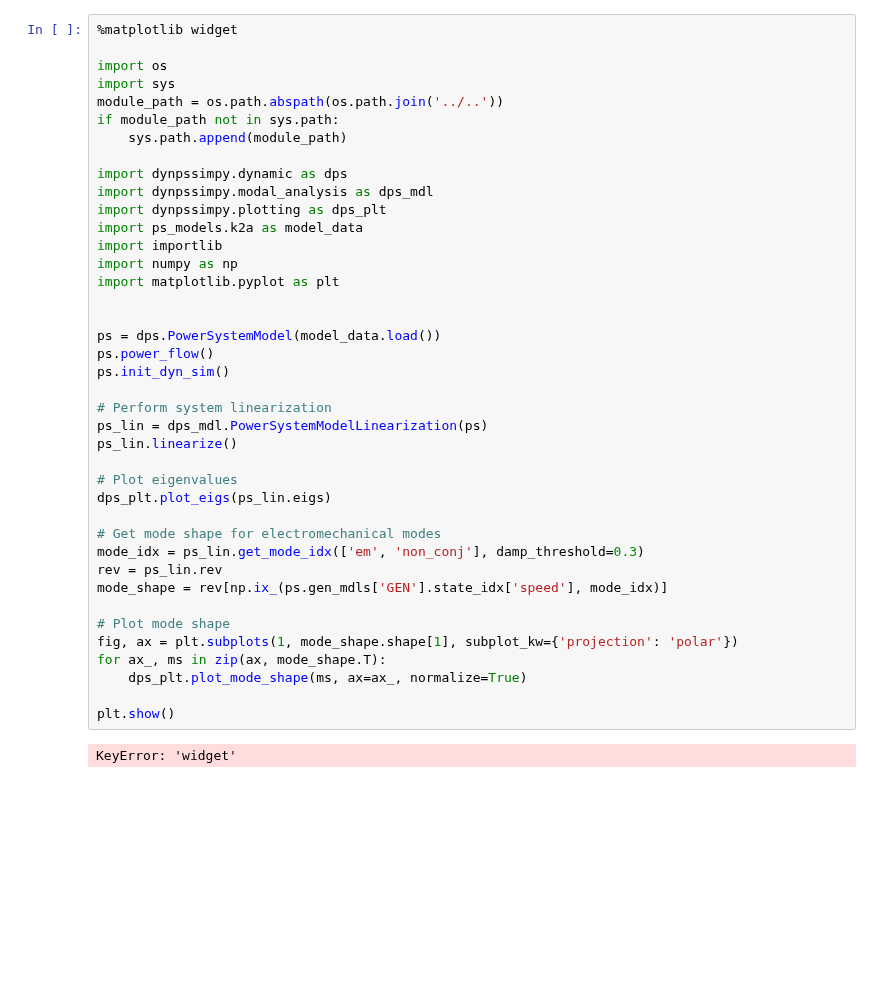
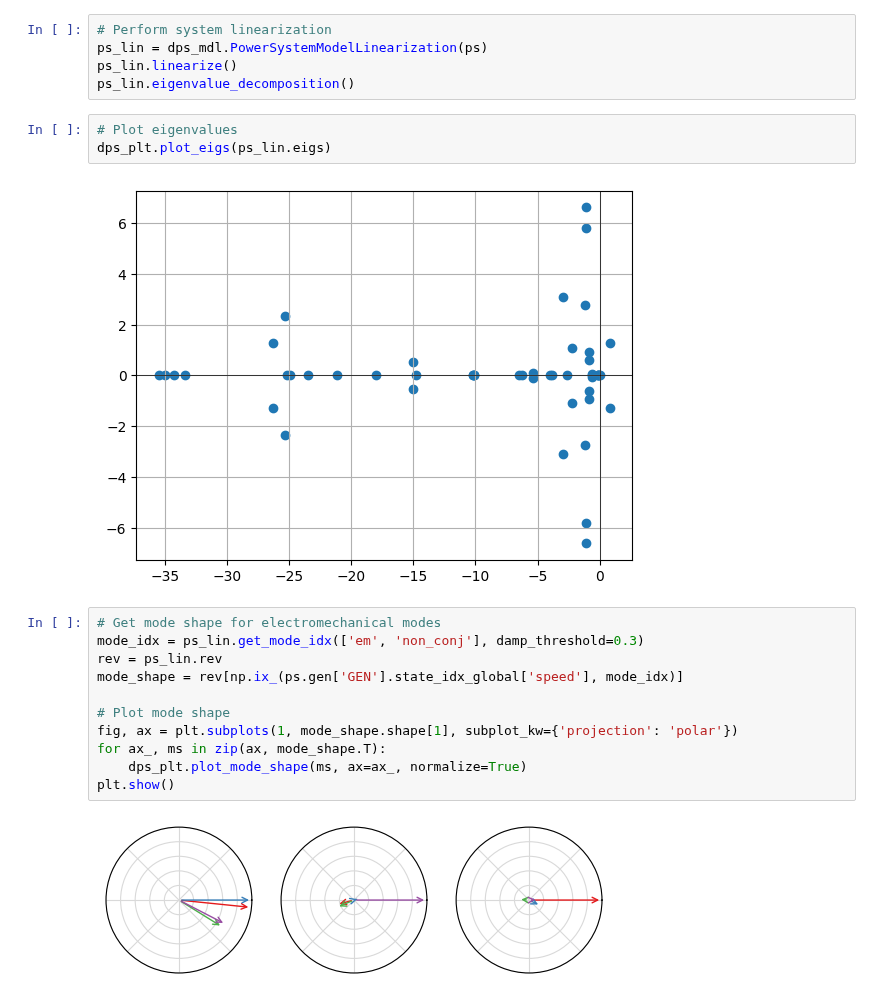
Before and after one commit to hallvar-h/TOPS, a Jupyter notebook: examples/notebooks/modal_analysis.ipynb, the cells around one changed output. Cells and saved outputs as stored; diff of their text form; blank space fills up the shorter version.

```diff
--- a/examples/notebooks/modal_analysis.ipynb
+++ b/examples/notebooks/modal_analysis.ipynb
@@ -1,42 +23,23 @@
+# %%
+# Perform system linearization
+ps_lin = dps_mdl.PowerSystemModelLinearization(ps)
+ps_lin.linearize()
+ps_lin.eigenvalue_decomposition()
+# %%
+# Plot eigenvalues
+dps_plt.plot_eigs(ps_lin.eigs)
+# %% [output]
+[figure, added]
 # %%
-%matplotlib widget
-
-import os
-import sys
-module_path = os.path.abspath(os.path.join('../..'))
-if module_path not in sys.path:
-    sys.path.append(module_path)
-
-import dynpssimpy.dynamic as dps
-import dynpssimpy.modal_analysis as dps_mdl
-import dynpssimpy.plotting as dps_plt
-import ps_models.k2a as model_data
-import importlib
-import numpy as np
-import matplotlib.pyplot as plt
-
-
-ps = dps.PowerSystemModel(model_data.load())
-ps.power_flow()
-ps.init_dyn_sim()
-
-# Perform system linearization
-ps_lin = dps_mdl.PowerSystemModelLinearization(ps)
-ps_lin.linearize()
-
-# Plot eigenvalues
-dps_plt.plot_eigs(ps_lin.eigs)
-
 # Get mode shape for electromechanical modes
 mode_idx = ps_lin.get_mode_idx(['em', 'non_conj'], damp_threshold=0.3)
 rev = ps_lin.rev
-mode_shape = rev[np.ix_(ps.gen_mdls['GEN'].state_idx['speed'], mode_idx)]
+mode_shape = rev[np.ix_(ps.gen['GEN'].state_idx_global['speed'], mode_idx)]
 
 # Plot mode shape
 fig, ax = plt.subplots(1, mode_shape.shape[1], subplot_kw={'projection': 'polar'})
 for ax_, ms in zip(ax, mode_shape.T):
     dps_plt.plot_mode_shape(ms, ax=ax_, normalize=True)
-
 plt.show()
 # %% [output]
-KeyError: 'widget'
+[figure, added]
```
Also changed, not shown: parts of 1 cell of this notebook, 1 other file.
